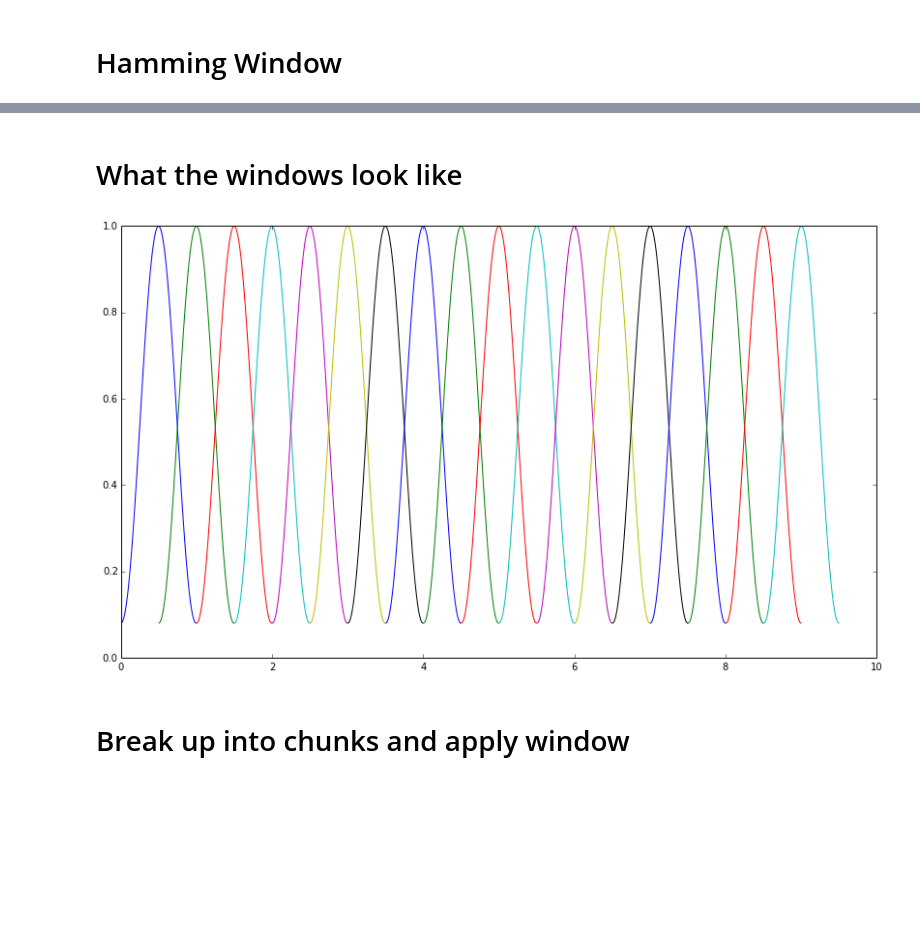
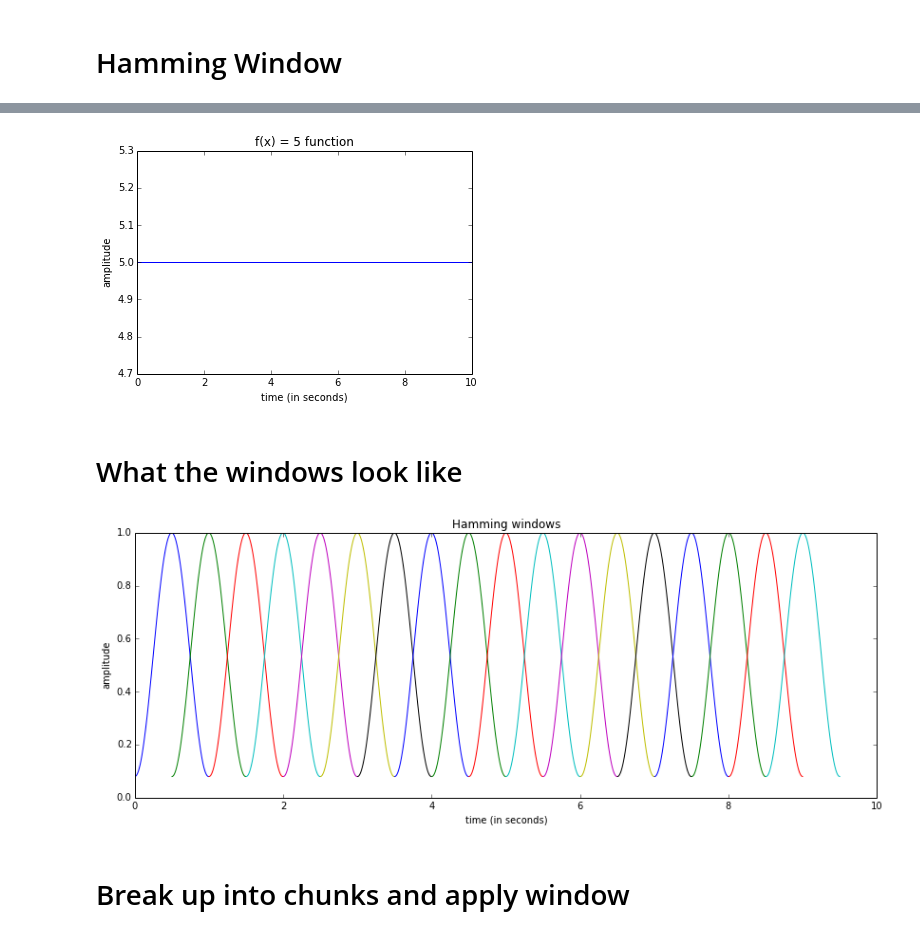
Before and after one commit to calebmadrigal/FourierTalkOSCON, a Jupyter notebook: 08_STFT.ipynb, the cells around one changed output, grey strips where cells are left out. Saved outputs shown, nothing was run; the diff lists cells and outputs as text; code cells hidden in the pictures; blank space fills up the shorter version.

```diff
--- a/08_STFT.ipynb
+++ b/08_STFT.ipynb
@@ -1,3 +1,16 @@
+# %%
+import scipy
+import scikits.audiolab as audio
+from __future__ import division
+
+def setup_graph(title='', x_label='', y_label='', fig_size=None):
+    fig = plt.figure()
+    if fig_size != None:
+        fig.set_size_inches(fig_size[0], fig_size[1])
+    ax = fig.add_subplot(111)
+    ax.set_title(title)
+    ax.set_xlabel(x_label)
+    ax.set_ylabel(y_label)
 # %% [markdown]
 # Short-time Fourier Transform (STFT)
 
@@ -24,5 +24,5 @@ def large_figure():
 # %%
-sample_rate = 100
-total_time = 10
+sample_rate = 100 # in samples per second
+total_time = 10   # in seconds
 t = linspace(0, total_time, total_time * sample_rate)
-original = [1 for i in t]
+original = [5 for i in t]
@@ -33,3 +29,8 @@ plot_large(t, original)
+# %%
+setup_graph(title='f(x) = 5 function', x_label='time (in seconds)', y_label='amplitude')
+_ = plot(t, original)
+# %% [output]
+[figure, added]
 # %%
 window_size = 100 # 100 points (which is 1 second in this case)
 hop_size = window_size // 2
@@ -40,13 +41,15 @@ window = scipy.hamming(window_size)
 # %%
 def flatten(lst):
     return [item for sublist in lst for item in sublist]
 
 window_times = [t[i:i+window_size] for i in range(0, len(original)-window_size, hop_size)]
 window_graphs = [[wtime, window] for wtime in window_times]
 flattened_window_graphs = flatten(window_graphs)
-plot_large(*flattened_window_graphs)
+
+setup_graph(title='Hamming windows', x_label='time (in seconds)', y_label='amplitude', fig_size=(14,5))
+_ = plot(*flattened_window_graphs)
 # %% [output]
-[figure, old version]
+[figure, new version]
 # %% [markdown]
 # Break up into chunks and apply window
 # %%
```
Also changed, not shown: parts of 12 cells of this notebook, 8 other files.
